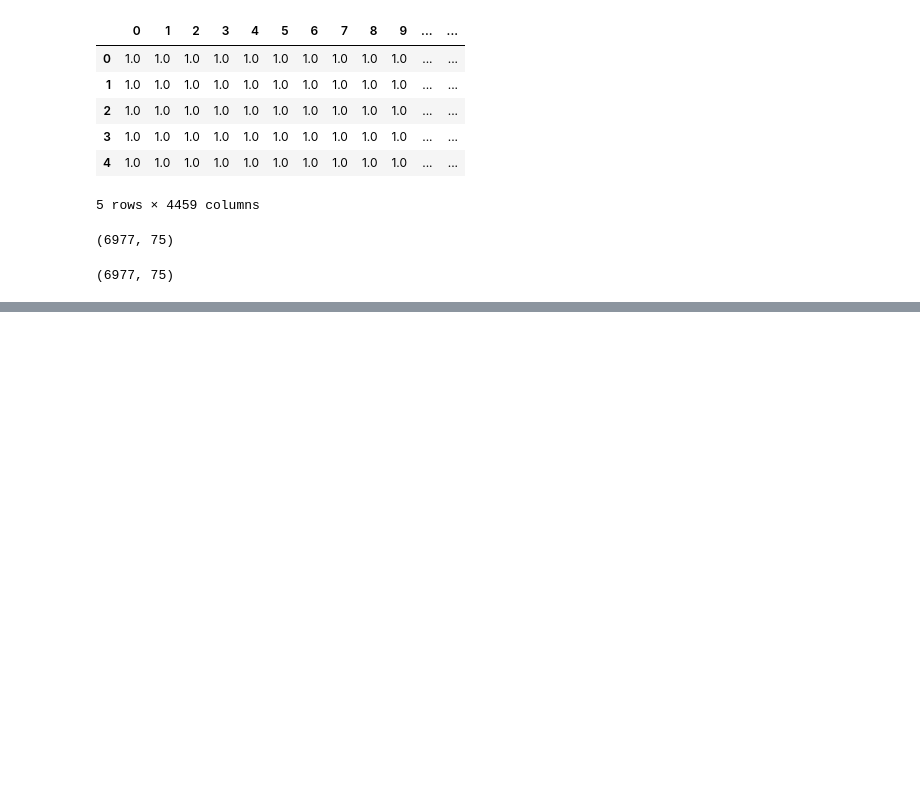
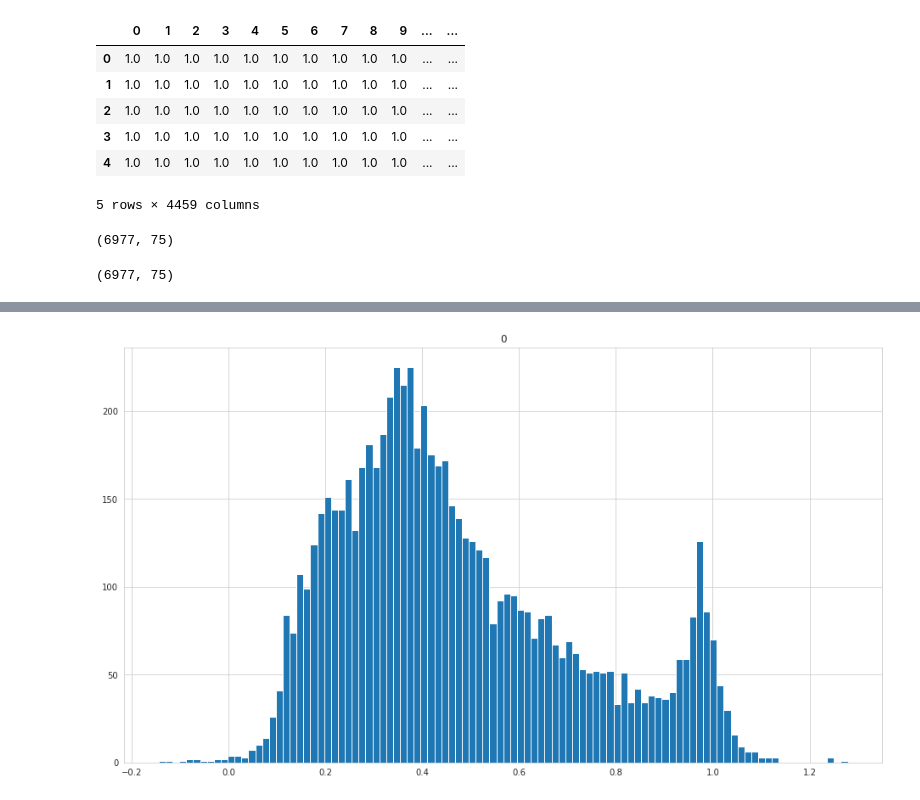
Before and after one commit to PravNJ/PCT-stars-GALAH, a Jupyter notebook: feature-engineering.ipynb, the cells around one changed output, grey strips where cells are left out. Drawn from its saved outputs; the diff is of its cells as text; code cells hidden in the pictures; blank space fills up the shorter version.

```diff
--- a/feature-engineering.ipynb
+++ b/feature-engineering.ipynb
@@ -127,0 +84,4 @@ channel                         0                       0       0         0
+# %%
+hist_maximum = fset_cesium["minimum"].hist(bins=100)
+# %% [output]
+[figure, added]
```
Also changed, not shown: parts of 13 cells of this notebook.
